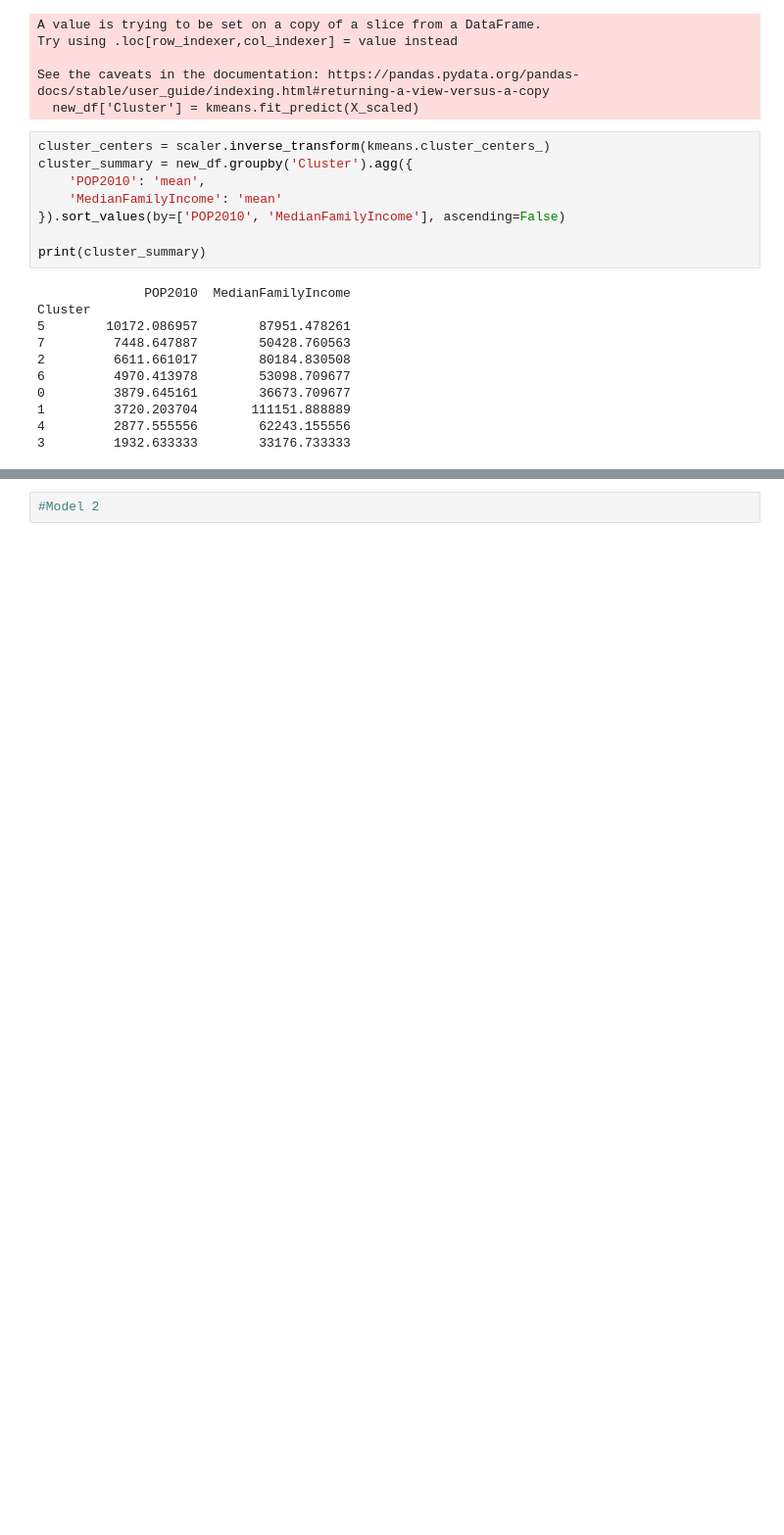
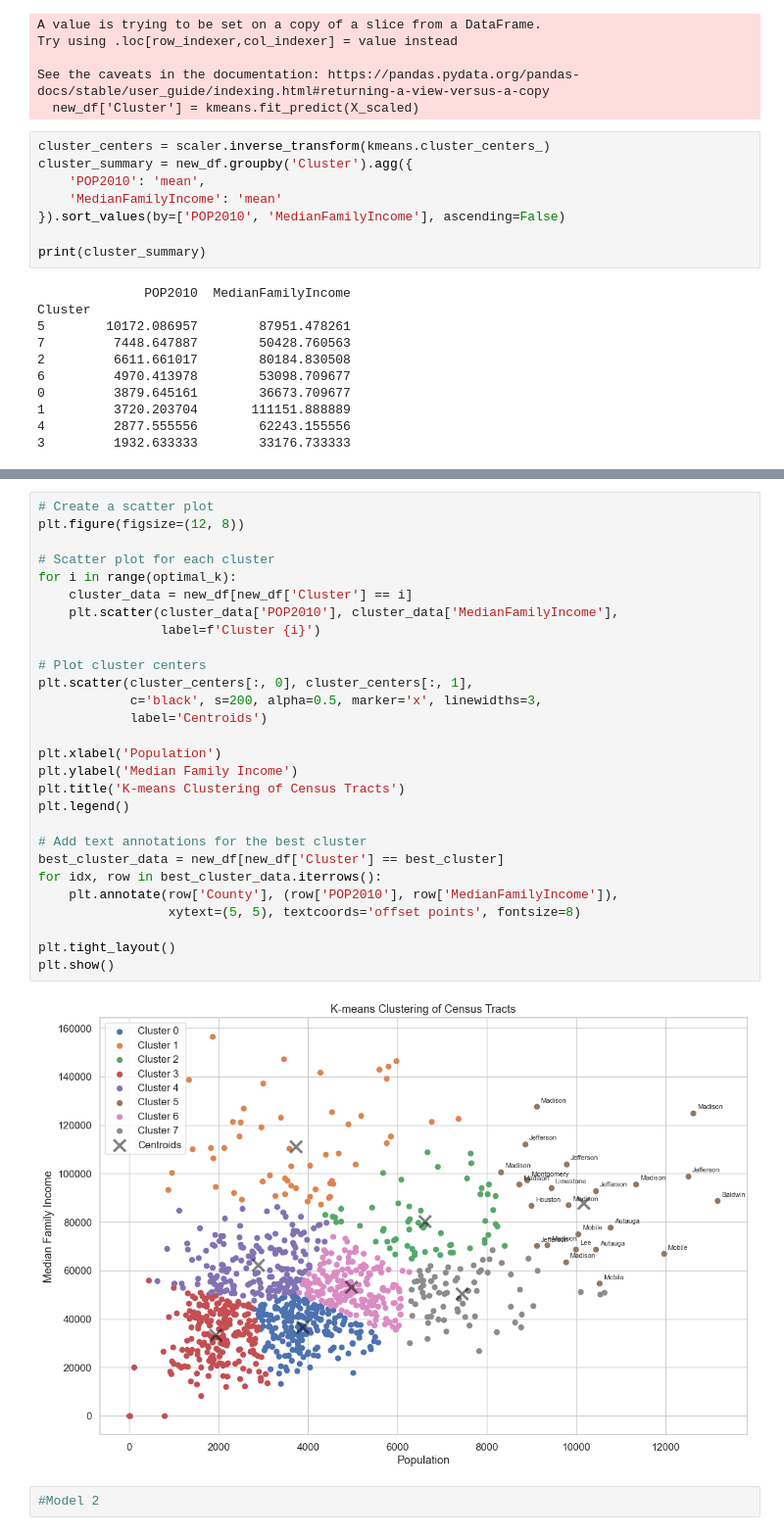
Before and after one commit to gfranksjr/0-GA-Project-Capstone, a Jupyter notebook: project-6-gf-capstone/code/02_KM_DB_FOOD_DESERTS.ipynb, the cells around one changed output, grey strips where cells are left out. Shown at 98% size. Cells and saved outputs as stored; diff of their text form; blank space fills up the shorter version.

```diff
--- a/project-6-gf-capstone/code/02_KM_DB_FOOD_DESERTS.ipynb
+++ b/project-6-gf-capstone/code/02_KM_DB_FOOD_DESERTS.ipynb
@@ -316,2 +316,32 @@ plt.show()
+# %%
+# Create a scatter plot
+plt.figure(figsize=(12, 8))
+
+# Scatter plot for each cluster
+for i in range(optimal_k):
+    cluster_data = new_df[new_df['Cluster'] == i]
+    plt.scatter(cluster_data['POP2010'], cluster_data['MedianFamilyIncome'],
+                label=f'Cluster {i}')
+
+# Plot cluster centers
+plt.scatter(cluster_centers[:, 0], cluster_centers[:, 1],
+            c='black', s=200, alpha=0.5, marker='x', linewidths=3,
+            label='Centroids')
+
+plt.xlabel('Population')
+plt.ylabel('Median Family Income')
+plt.title('K-means Clustering of Census Tracts')
+plt.legend()
+
+# Add text annotations for the best cluster
+best_cluster_data = new_df[new_df['Cluster'] == best_cluster]
+for idx, row in best_cluster_data.iterrows():
+    plt.annotate(row['County'], (row['POP2010'], row['MedianFamilyIncome']),
+                 xytext=(5, 5), textcoords='offset points', fontsize=8)
+
+plt.tight_layout()
+plt.show()
+# %% [output]
+[figure, added]
 # %%
 #Model 2
```
Also changed, not shown: parts of 11 cells of this notebook, 9 other files.
